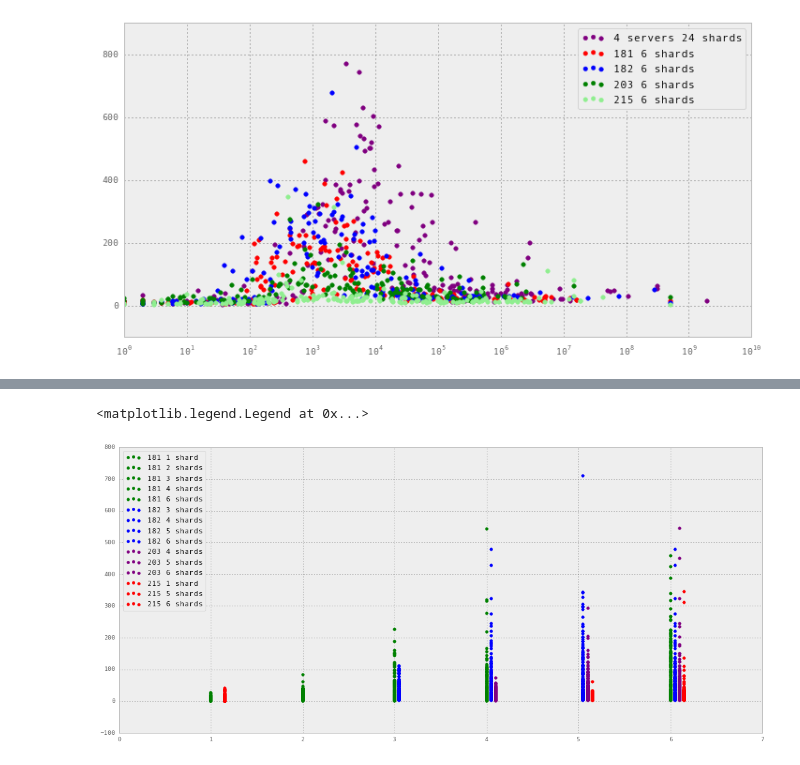
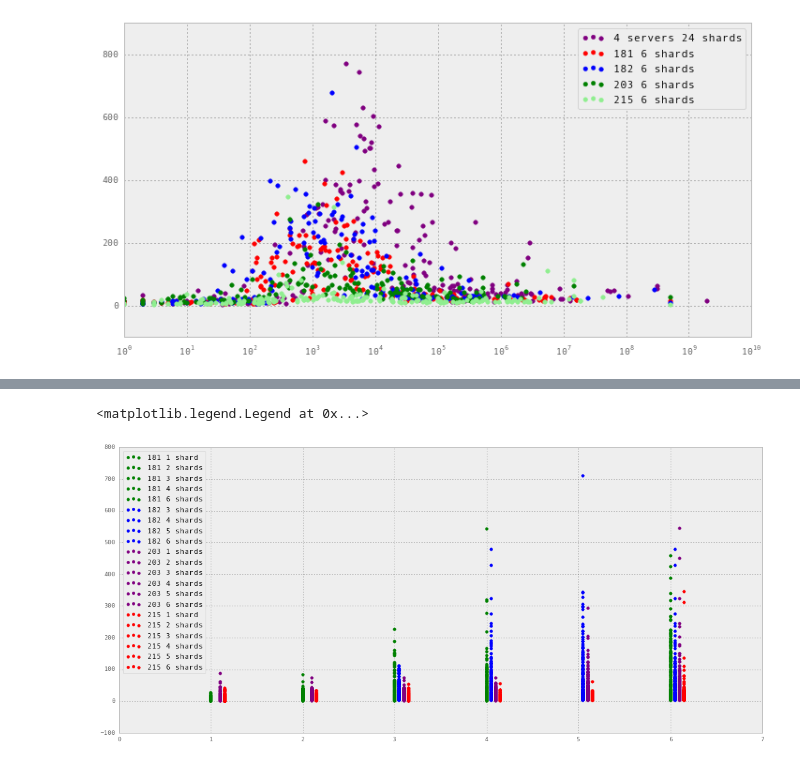
Before and after one commit to anjackson/keeping-codes, a Jupyter notebook: experiments/solr-query-performance-benchmarking.ipynb, the cells around one changed output, grey strips where cells are left out. Drawn from its saved outputs; the diff is of its cells as text; code cells hidden in the pictures.

```diff
--- a/experiments/solr-query-performance-benchmarking.ipynb
+++ b/experiments/solr-query-performance-benchmarking.ipynb
@@ -208,0 +198,26 @@ plt.legend(loc=2)
+# %%
+qtaf215_1x1, nfaf215_1x1 = loadSB2("solr-bench/testv3-all-facets-215-1by1.log")
+qtaf215_1s, nfaf215_1s = loadSB2("solr-bench/testv3-all-facets-215-1s.log")
+qtaf215_2s, nfaf215_2s = loadSB2("solr-bench/testv3-all-facets-215-2s.log")
+qtaf215_3s, nfaf215_3s = loadSB2("solr-bench/testv3-all-facets-215-3s-3.log")
+qtaf215_3s2, nfaf215_3s2 = loadSB2("solr-bench/testv3-all-facets-215-3s-2.log")
+qtaf215_4s, nfaf215_4s = loadSB2("solr-bench/testv3-all-facets-215-4s-2.log")
+qtaf215_5s, nfaf215_5s = loadSB2("solr-bench/testv3-all-facets-215-5s.log")
+qtaf215_5sfl, nfaf215_5sfl = loadSB2("solr-bench/testv3-all-facets-215-5s-fl-id.log")
+
+# Weak load test
+qtaf215_3s4_l1, nfaf215_3s4_l1 = loadSB2("solr-bench/testv3-all-facets-215-3s-4-l1.log")
+qtaf215_3s4_l2, nfaf215_3s4_l2 = loadSB2("solr-bench/testv3-all-facets-215-3s-4-l2.log")
+
+fig = plt.figure(figsize=(12, 6))
+plt.scatter(np.repeat(1, qtaf215_1x1.shape[0]), qtaf215_1x1, label="215 1 shard", color="green");
+plt.scatter(np.repeat(1.1, qtaf215_1s.shape[0]), qtaf215_1s, label="215 1 shard", color="green");
+plt.scatter(np.repeat(2, qtaf215_2s.shape[0]), qtaf215_2s, label="215 2 shards", color="green");
+plt.scatter(np.repeat(3, qtaf215_3s.shape[0]), qtaf215_3s, label="215 3 shards", color="green");
+plt.scatter(np.repeat(3.05, qtaf215_3s4_l1.shape[0]), qtaf215_3s4_l1, label="215 3 shards X 2", color="red");
+plt.scatter(np.repeat(3.1, qtaf215_3s4_l2.shape[0]), qtaf215_3s4_l2, label="215 3 shards X 2", color="red");
+plt.scatter(np.repeat(4, qtaf215_4s.shape[0]), qtaf215_4s, label="215 4 shards", color="green");
+plt.scatter(np.repeat(5, qtaf215_5s.shape[0]), qtaf215_5s, label="215 5 shards", color="green");
+plt.scatter(np.repeat(5.1, qtaf215_5sfl.shape[0]), qtaf215_5sfl, label="215 5 shards fl=id", color="green");
+plt.scatter(np.repeat(6, qtaf215_6s2.shape[0]), qtaf215_6s2, label="215 6 shards", color="green");
+plt.legend(loc=2)
@@ -218,31 +242,40 @@ qtaf182_3s, nfaf182_3s = loadSB2("solr-bench/testv3-all-facets-182-3shards.log")
 qtaf182_4s, nfaf182_4s = loadSB2("solr-bench/testv3-all-facets-182-4s.log")
 qtaf182_5s, nfaf182_5s = loadSB2("solr-bench/testv3-all-facets-182-5s.log")
 
+qtaf203_1s, nfaf203_1s = loadSB2("solr-bench/testv3-all-facets-203-1s.log")
+qtaf203_2s, nfaf203_2s = loadSB2("solr-bench/testv3-all-facets-203-2s.log")
+qtaf203_3s, nfaf203_3s = loadSB2("solr-bench/testv3-all-facets-203-3s.log")
 qtaf203_4s, nfaf203_4s = loadSB2("solr-bench/testv3-all-facets-203-4s.log")
 qtaf203_5s, nfaf203_5s = loadSB2("solr-bench/testv3-all-facets-203-5s.log")
 qtaf203_6sfl, nfaf203_6sfl = loadSB2("solr-bench/testv3-all-facets-203-6s-3-fl-id.log")
 
 fig = plt.figure(figsize=(18, 8))
 plt.scatter(np.repeat(1, qtaf181_1s.shape[0]), qtaf181_1s, label="181 1 shard", color="green");
 plt.scatter(np.repeat(2, qtaf181_2s.shape[0]), qtaf181_2s, label="181 2 shards", color="green");
 plt.scatter(np.repeat(3, qtaf181_3s.shape[0]), qtaf181_3s, label="181 3 shards", color="green");
 plt.scatter(np.repeat(4, qtaf181_4s.shape[0]), qtaf181_4s, label="181 4 shards", color="green");
 plt.scatter(np.repeat(6, qtaf181_6s.shape[0]), qtaf181_6s, label="181 6 shards", color="green");
 
 plt.scatter(np.repeat(3.05, qtaf182_3s.shape[0]), qtaf182_3s, label="182 3 shards", color="blue");
 plt.scatter(np.repeat(4.05, qtaf182_4s.shape[0]), qtaf182_4s, label="182 4 shards", color="blue");
 plt.scatter(np.repeat(5.05, qtaf182_5s.shape[0]), qtaf182_5s, label="182 5 shards", color="blue");
 plt.scatter(np.repeat(6.05, qtaf182_6s.shape[0]), qtaf182_4s, label="182 6 shards", color="blue");
 
+plt.scatter(np.repeat(1.1, qtaf203_1s.shape[0]), qtaf203_1s, label="203 1 shards", color="purple");
+plt.scatter(np.repeat(2.1, qtaf203_2s.shape[0]), qtaf203_2s, label="203 2 shards", color="purple");
+plt.scatter(np.repeat(3.1, qtaf203_3s.shape[0]), qtaf203_3s, label="203 3 shards", color="purple");
 plt.scatter(np.repeat(4.1, qtaf203_4s.shape[0]), qtaf203_4s, label="203 4 shards", color="purple");
 plt.scatter(np.repeat(5.1, qtaf203_5s.shape[0]), qtaf203_5s, label="203 5 shards", color="purple");
 plt.scatter(np.repeat(6.1, qtaf203_6s2.shape[0]), qtaf203_6s2, label="203 6 shards", color="purple");
 
 plt.scatter(np.repeat(1.15, qtaf215_1x1.shape[0]), qtaf215_1x1, label="215 1 shard", color="red");
+plt.scatter(np.repeat(2.15, qtaf215_2s.shape[0]), qtaf215_2s, label="215 2 shards", color="red");
+plt.scatter(np.repeat(3.15, qtaf215_3s.shape[0]), qtaf215_3s, label="215 3 shards", color="red");
+plt.scatter(np.repeat(4.15, qtaf215_4s.shape[0]), qtaf215_4s, label="215 4 shards", color="red");
 plt.scatter(np.repeat(5.15, qtaf215_5s.shape[0]), qtaf215_5s, label="215 5 shards", color="red");
 plt.scatter(np.repeat(6.15, qtaf215_6s2.shape[0]), qtaf215_6s2, label="215 6 shards", color="red");
 
 plt.legend(loc=2)
 # %% [output]
 <matplotlib.legend.Legend at 0x...>
-[figure, old version]
+[figure, new version]
```
Also changed, not shown: parts of 6 cells of this notebook, 20 other files.
